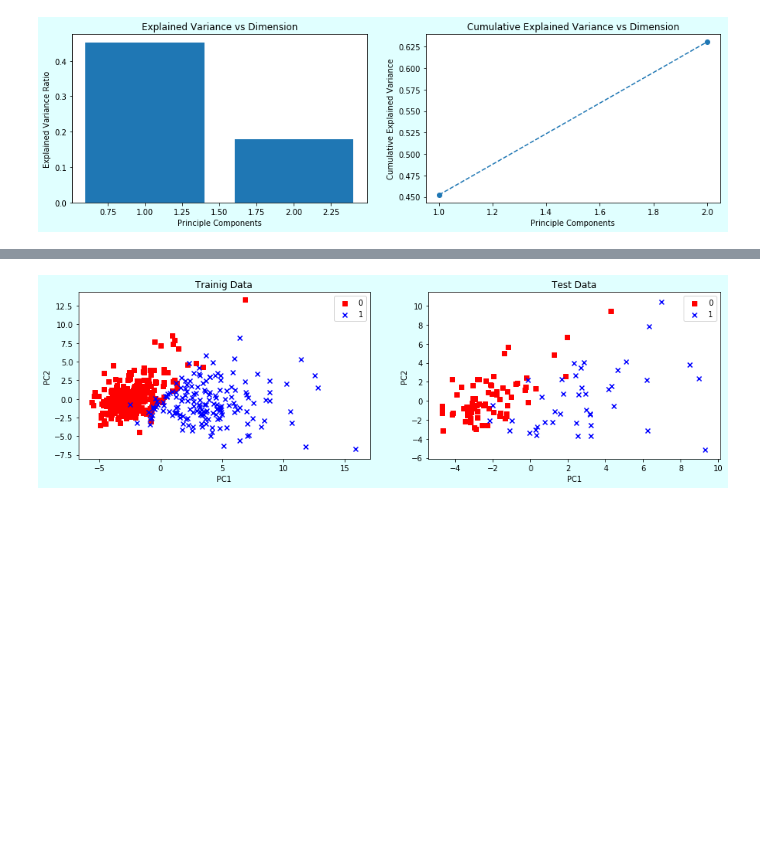
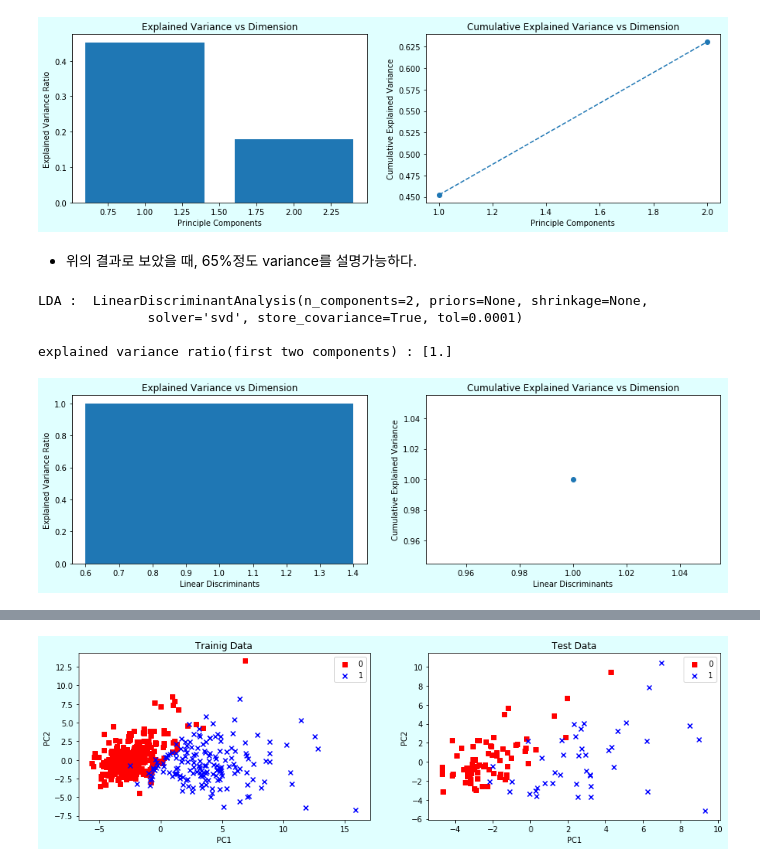
Before and after one commit to happyhyowon/work, a Jupyter notebook: HyowonKim_2019070723_Hw3.ipynb, the cells around one changed output, grey strips where cells are left out. Drawn from its saved outputs; the diff is of its cells as text; code cells hidden in the pictures; blank space fills up the shorter version.

```diff
--- a/HyowonKim_2019070723_Hw3.ipynb
+++ b/HyowonKim_2019070723_Hw3.ipynb
@@ -236,3 +236,51 @@ ax2.set_title('Cumulative Explained Variance vs Dimension')
 # %% [output]
 Text(0.5, 1.0, 'Cumulative Explained Variance vs Dimension')
 [figure]
+# %% [markdown]
+* 위의 결과로 보았을 때, 65%정도 variance를 설명가능하다.
+# %%
+## LDA
+lda = LDA(n_components=2, store_covariance=True)
+print("LDA : ", lda)
+X_train_lda = lda.fit_transform(X_train_std, y_train)
+X_test_lda = lda.transform(X_test_std)
+print("\nexplained variance ratio(first two components) : %s \n" %(lda.explained_variance_ratio_) )
+# %% [output]
+LDA :  LinearDiscriminantAnalysis(n_components=2, priors=None, shrinkage=None,
+              solver='svd', store_covariance=True, tol=0.0001)
+
+explained variance ratio(first two components) : [1.]
+# %%
+#Plot Variance Ratio for LDA
+fig = plt.figure(figsize=(15, 4))
+fig.patch.set_facecolor('lightcyan')
+
+ax1 = fig.add_subplot(1, 2, 1)
+ax1.bar(range(1, len(lda.explained_variance_ratio_)+1), lda.explained_variance_ratio_)
+ax1.set_xlabel('Linear Discriminants')
+ax1.set_ylabel('Explained Variance Ratio')
+ax1.set_title('Explained Variance vs Dimension')
+
+ax2 = fig.add_subplot(1, 2, 2)
+cummulative_explained_variance_ = np.cumsum(lda.explained_variance_ratio_)
+ax2.plot(range(1, len(lda.explained_variance_ratio_)+1), cummulative_explained_variance_, '--o')
+ax2.set_xlabel('Linear Discriminants')
+ax2.set_ylabel('Cumulative Explained Variance')
+ax2.set_title('Cumulative Explained Variance vs Dimension')
+
+def plot_scatter_1D(X1, y1, k=None):
+    colors = ['r', 'b', 'g']
+    markers = ['s', 'x', 'o']
+
+    fig = plt.figure(figsize=(15, 3))
+
+    # k = 1
+    ax1 = fig.add_subplot(1, 3, 1)
+    for l, c, m in zip(np.unique(y1), colors, markers):
+        ax1.scatter(X1[y1 == l, 0], np.zeros((np.size(X1[y1 == l, 0]))) + 0.02, c=c, label=l, marker=m)
+    ax1.set_title('k=1')
+    ax1.set_xlabel('LD1')
+    ax1.set_yticks([])
+    ax1.legend(loc='upper right')
+# %% [output]
+[figure, added]
```
Also changed, not shown: parts of 18 cells of this notebook.
